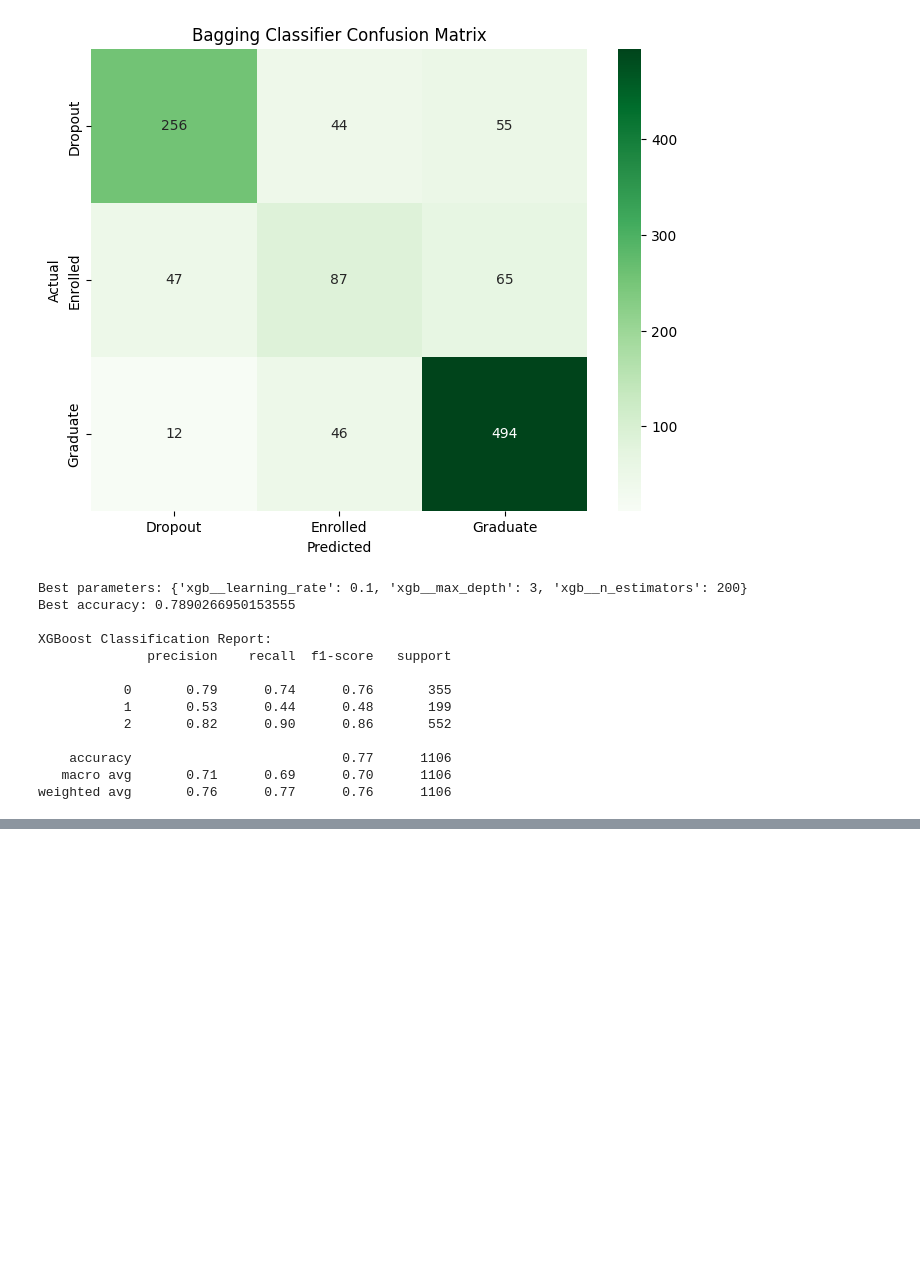
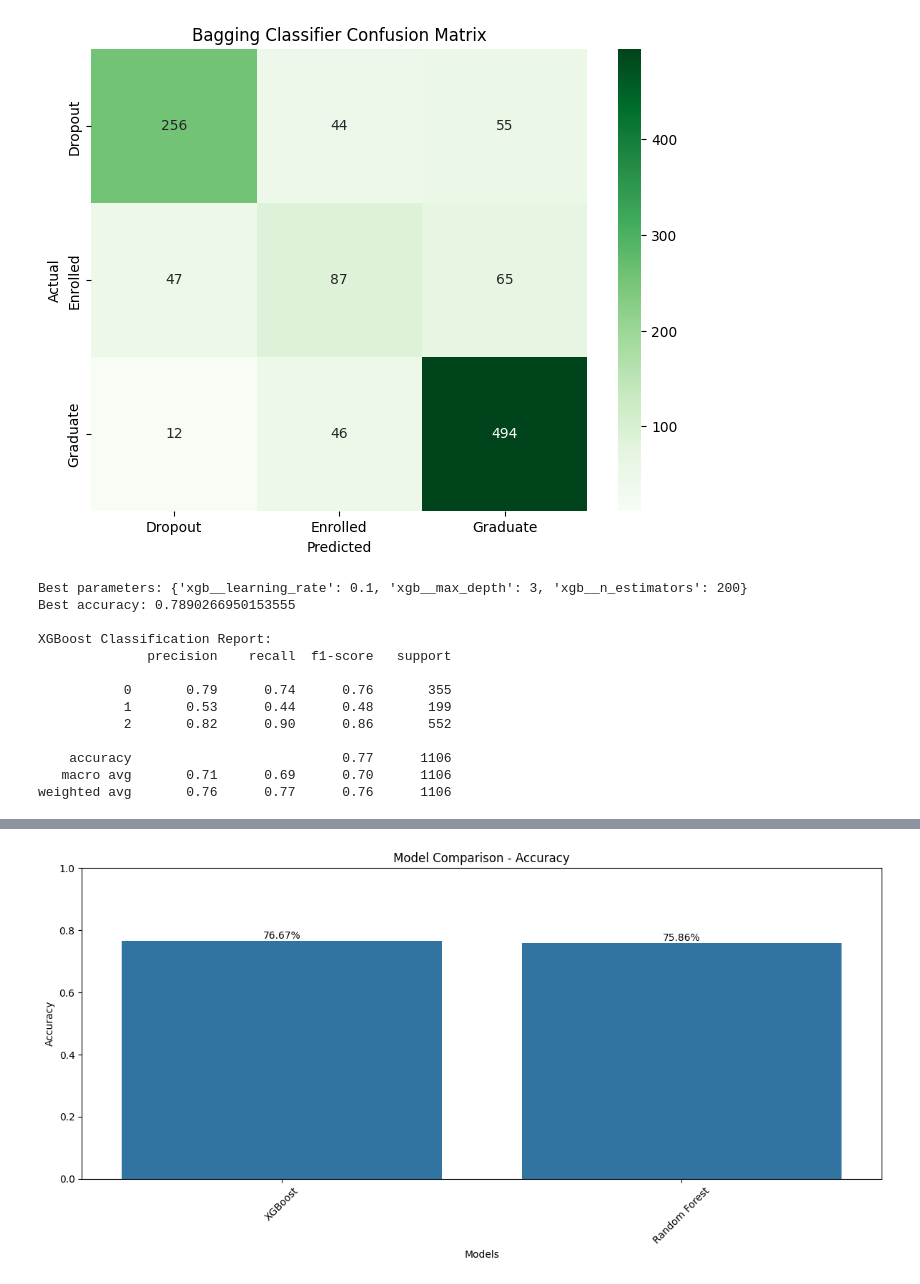
Before and after one commit to AbdullahIbneAziz/Student-Dropout-Success-Prediction, a Jupyter notebook: Project.ipynb, the cells around one changed output, grey strips where cells are left out. Cells and saved outputs as stored; diff of their text form; code cells hidden in the pictures; blank space fills up the shorter version.

Commit message:
Model Updated

```diff
--- a/Project.ipynb
+++ b/Project.ipynb
@@ -480,6 +493,17 @@ print(f"Test set: {X_test.shape[0]} samples")
 # %% [output]
 Training set: 3318 samples
 Test set: 1106 samples
+# %%
+from sklearn.feature_selection import SelectKBest, f_classif
+
+# Select top k best features
+selector = SelectKBest(score_func=f_classif, k=20)
+selector.fit(X_train, y_train)
+selected_features = X_train.columns[selector.get_support()].tolist()
+
+# Use only selected features
+X_train_selected = X_train[selected_features]
+X_test_selected = X_test[selected_features]
 # %%
 # Train Random Forest model with more robust settings
 from sklearn.ensemble import RandomForestClassifier
@@ -900,0 +848,82 @@ weighted avg       0.74      0.76      0.74      1106
+# %%
+import matplotlib.pyplot as plt
+import seaborn as sns
+from sklearn.metrics import accuracy_score
+import pandas as pd
+
+# Calculate accuracy for all models
+models = {
+    'XGBoost': xgb_grid_search,
+    'Random Forest': rf_grid_search
+}
+
+# Check if KNN and Logistic Regression models exist and add them if they do
+if 'knn_grid_search' in globals():
+    models['KNN'] = knn_grid_search
+if 'lr_grid_search' in globals():
+    models['Logistic Regression'] = lr_grid_search
+
+# Add any other models that might be in the project
+# For example, if you have a Decision Tree model:
+# if 'dt_grid_search' in globals():
+#     models['Decision Tree'] = dt_grid_search
+
+results = {}
+for model_name, model in models.items():
+    y_pred = model.predict(X_test)
+    results[model_name] = accuracy_score(y_test, y_pred)
+
+# Create DataFrame for plotting
+results_df = pd.DataFrame.from_dict(results, orient='index', columns=['Accuracy'])
+
+# Sort results by accuracy in descending order
+results_df = results_df.sort_values('Accuracy', ascending=False)
+
+# Plot bar chart
+plt.figure(figsize=(12, 6))
+ax = sns.barplot(x=results_df.index, y='Accuracy', data=results_df)
+plt.title('Model Comparison - Accuracy')
+plt.xlabel('Models')
+plt.ylabel('Accuracy')
+plt.ylim(0, 1)
+plt.xticks(rotation=45)
+
+# Add percentage labels on top of each bar
+for i, v in enumerate(results_df['Accuracy']):
+    ax.text(i, v, f'{v:.2%}', ha='center', va='bottom')
+
+plt.tight_layout()
+plt.show()
+
+# Print numerical results
+print("\nModel Accuracy Comparison:")
+print(results_df.round(4).to_string())
+
+# Plot feature importance for the best model
+best_model_name = results_df.index[0]
+best_model = models[best_model_name]
+
+plt.figure(figsize=(12, 6))
+if hasattr(best_model.best_estimator_, 'feature_importances_'):
+    feature_importance = pd.DataFrame({
+        'feature': X_train.columns,
+        'importance': best_model.best_estimator_.feature_importances_
+    })
+elif hasattr(best_model.best_estimator_, 'coef_'):
+    feature_importance = pd.DataFrame({
+        'feature': X_train.columns,
+        'importance': abs(best_model.best_estimator_.coef_[0])
+    })
+else:
+    print(f"Cannot determine feature importance for {best_model_name}")
+    plt.close()
+
+if 'feature_importance' in locals():
+    feature_importance = feature_importance.sort_values('importance', ascending=False).head(20)  # Show top 20 features
+    sns.barplot(x='importance', y='feature', data=feature_importance)
+    plt.title(f'{best_model_name} Top 20 Feature Importance')
+    plt.xlabel('Importance Score')
+    plt.tight_layout()
+    plt.show()
+# %% [output]
+[figure, added]
```
Also changed, not shown: parts of 6 cells of this notebook.
